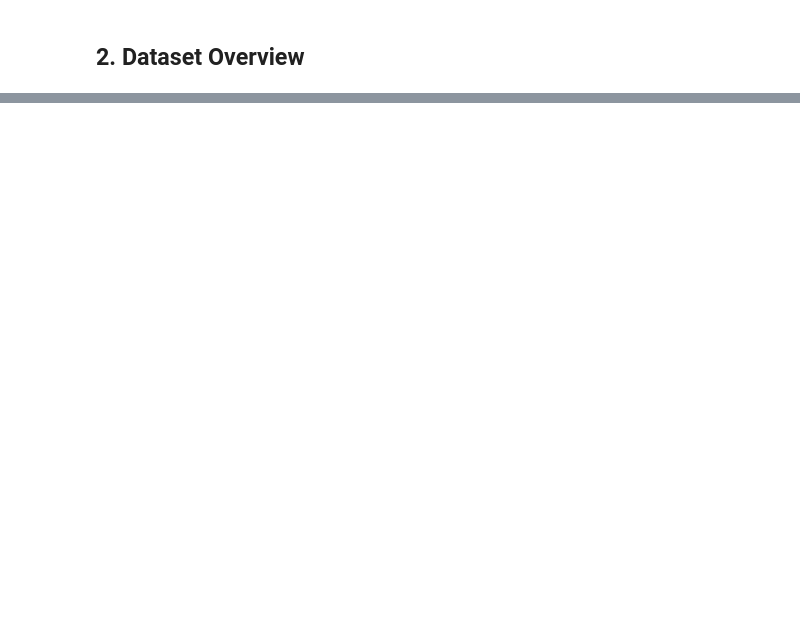
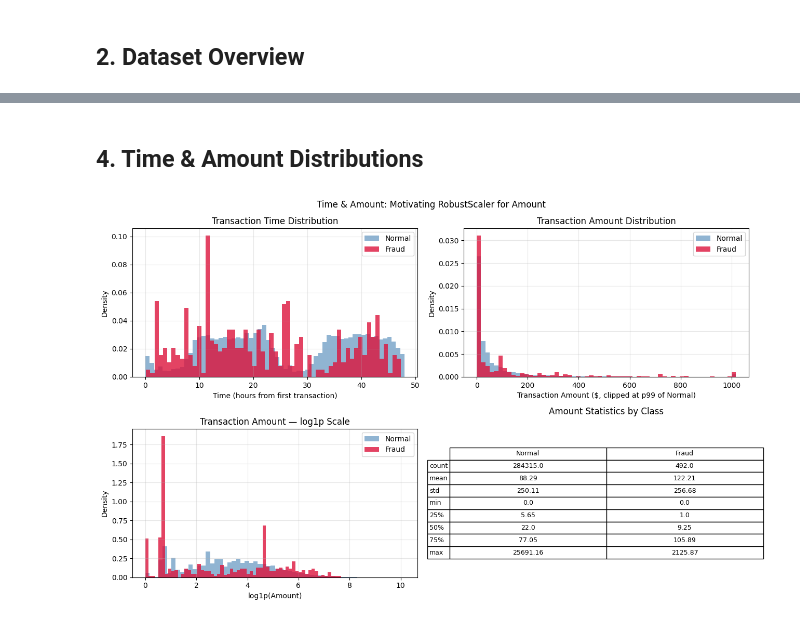
Before and after one commit to Nanokwok/Deep-Loan-Default-VAE, a Jupyter notebook: notebooks/01_eda.ipynb, the cells around one changed output, grey strips where cells are left out. Cells and saved outputs as stored; diff of their text form; code cells hidden in the pictures; blank space fills up the shorter version.

```diff
--- a/notebooks/01_eda.ipynb
+++ b/notebooks/01_eda.ipynb
@@ -235,0 +113,66 @@ Saved → reports/figures/03_feature_distributions.png
+# %% [markdown]
+## 4. Time & Amount Distributions
+# %%
+normal = df[df[TARGET] == 0]
+fraud  = df[df[TARGET] == 1]
+
+fig, axes = plt.subplots(2, 2, figsize=(13, 8))
+
+# Time — full distribution
+ax = axes[0, 0]
+ax.hist(normal['Time'] / 3600, bins=60, alpha=0.6,
+        color='steelblue', density=True, label='Normal')
+ax.hist(fraud['Time']  / 3600, bins=60, alpha=0.8,
+        color='crimson',   density=True, label='Fraud')
+ax.set_xlabel('Time (hours from first transaction)')
+ax.set_ylabel('Density')
+ax.set_title('Transaction Time Distribution')
+ax.legend()
+ax.grid(alpha=0.3)
+
+# Amount — log scale
+ax = axes[0, 1]
+ax.hist(normal['Amount'].clip(upper=normal['Amount'].quantile(0.99)),
+        bins=60, alpha=0.6, color='steelblue', density=True, label='Normal')
+ax.hist(fraud['Amount'].clip(upper=normal['Amount'].quantile(0.99)),
+        bins=60, alpha=0.8, color='crimson',   density=True, label='Fraud')
+ax.set_xlabel('Transaction Amount ($, clipped at p99 of Normal)')
+ax.set_ylabel('Density')
+ax.set_title('Transaction Amount Distribution')
+ax.legend()
+ax.grid(alpha=0.3)
+
+# Amount — log1p
+ax = axes[1, 0]
+ax.hist(np.log1p(normal['Amount']), bins=60, alpha=0.6,
+        color='steelblue', density=True, label='Normal')
+ax.hist(np.log1p(fraud['Amount']),  bins=60, alpha=0.8,
+        color='crimson',   density=True, label='Fraud')
+ax.set_xlabel('log1p(Amount)')
+ax.set_ylabel('Density')
+ax.set_title('Transaction Amount — log1p Scale')
+ax.legend()
+ax.grid(alpha=0.3)
+
+# Amount stats table
+ax = axes[1, 1]
+ax.axis('off')
+stats = pd.DataFrame({
+    'Normal':  normal['Amount'].describe().round(2),
+    'Fraud':   fraud['Amount'].describe().round(2),
+})
+tbl = ax.table(cellText=stats.values.tolist(),
+               rowLabels=stats.index,
+               colLabels=stats.columns,
+               loc='center', cellLoc='center')
+tbl.auto_set_font_size(False)
+tbl.set_fontsize(9)
+tbl.scale(1.1, 1.4)
+ax.set_title('Amount Statistics by Class', pad=20)
+
+plt.suptitle('Time & Amount: Motivating RobustScaler for Amount', fontsize=12)
+plt.tight_layout()
+plt.savefig('../reports/figures/time_amount_distributions.png', dpi=150, bbox_inches='tight')
+plt.show()
+# %% [output]
+[figure, added]
```
Also changed, not shown: parts of 35 cells of this notebook, 21 other files.
